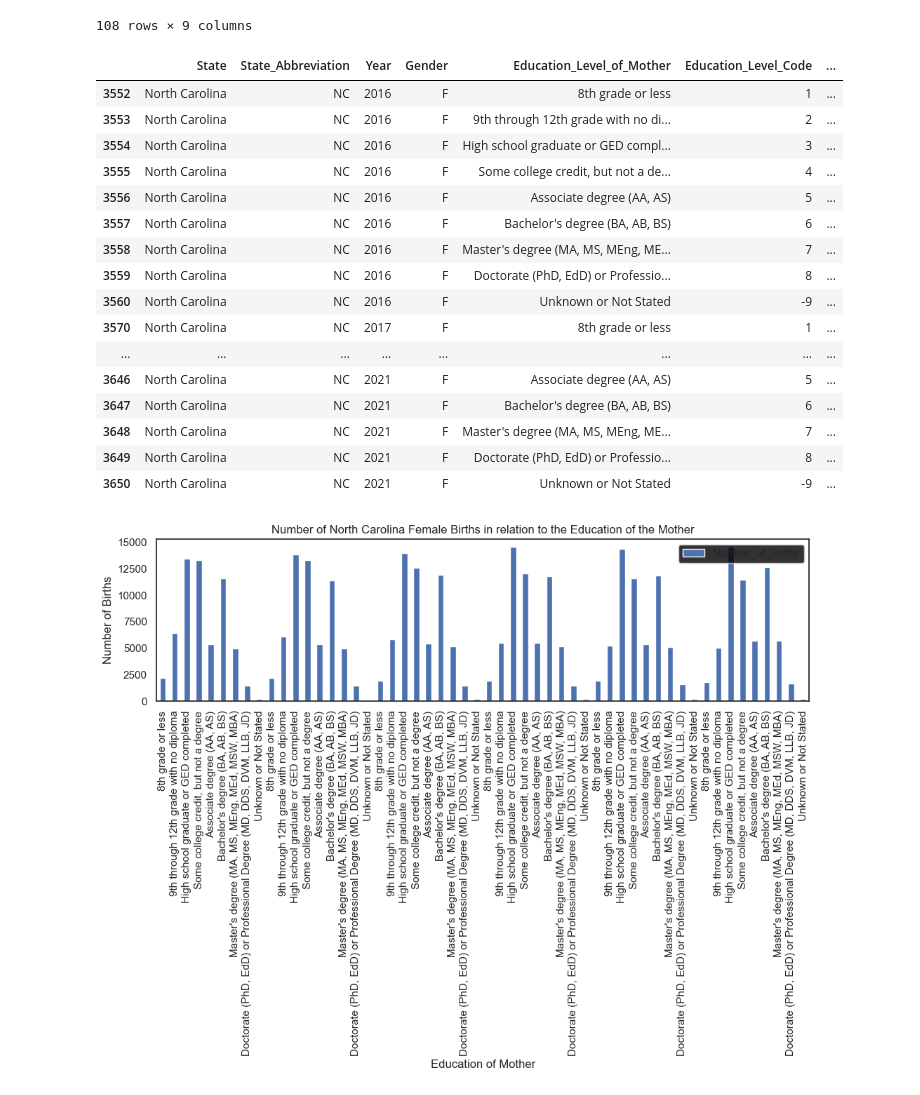
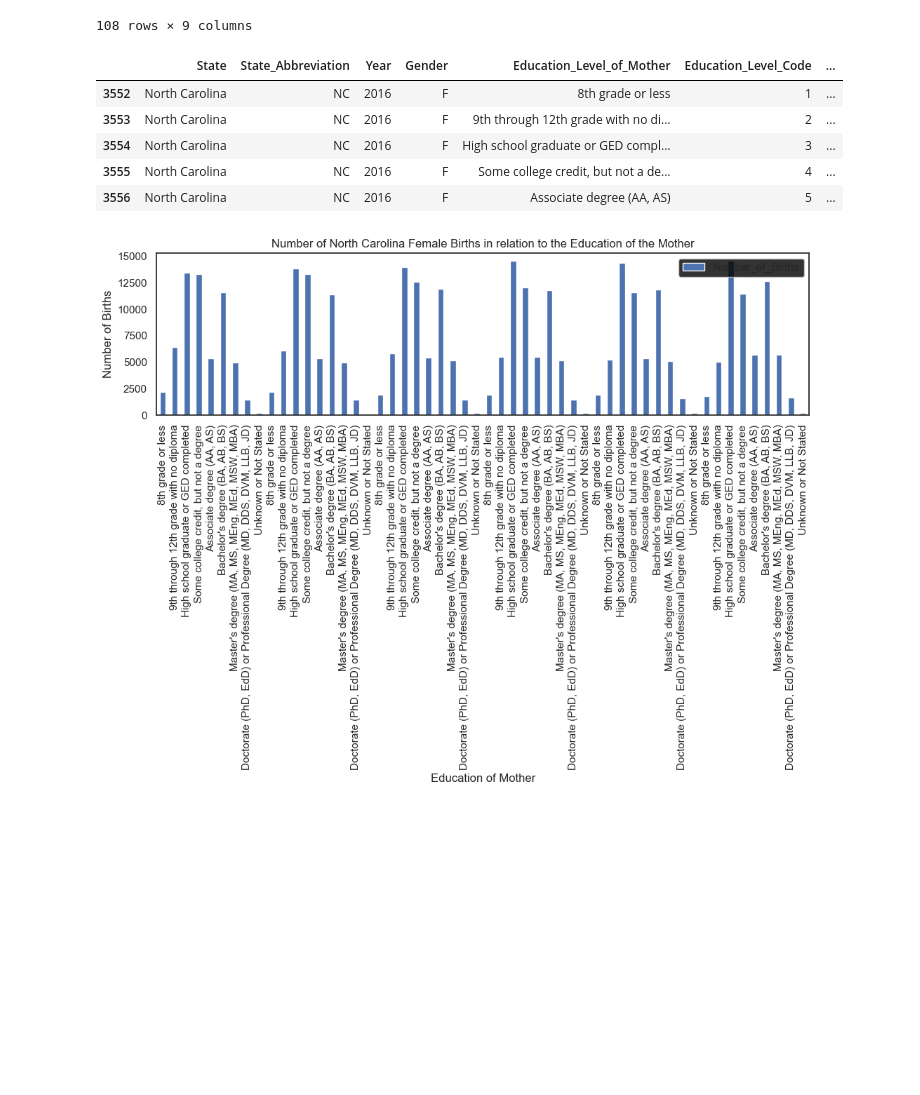
Before and after one commit to adrue94/project-3-repository, a Jupyter notebook: data/charts.ipynb, the cells around one changed output. Cells and saved outputs as stored; diff of their text form; code cells hidden in the pictures; blank space fills up the shorter version.

```diff
--- a/data/charts.ipynb
+++ b/data/charts.ipynb
@@ -113,25 +116,14 @@ NCdf
 # %%
 # For North Carolina babies born as females
 NCf_df = NCdf[(NCdf.Gender == 'F')]
-NCf_df
+NCf_df.head()
 # %% [output]
 |  | State | State_Abbreviation | Year | Gender | Education_Level_of_Mother | Education_Level_Code | ... |
 | 3552 | North Carolina | NC | 2016 | F | 8th grade or less | 1 | ... |
 | 3553 | North Carolina | NC | 2016 | F | 9th through 12th grade with no di... | 2 | ... |
 | 3554 | North Carolina | NC | 2016 | F | High school graduate or GED compl... | 3 | ... |
 | 3555 | North Carolina | NC | 2016 | F | Some college credit, but not a de... | 4 | ... |
 | 3556 | North Carolina | NC | 2016 | F | Associate degree (AA, AS) | 5 | ... |
-| 3557 | North Carolina | NC | 2016 | F | Bachelor's degree (BA, AB, BS) | 6 | ... |
-| 3558 | North Carolina | NC | 2016 | F | Master's degree (MA, MS, MEng, ME... | 7 | ... |
-| 3559 | North Carolina | NC | 2016 | F | Doctorate (PhD, EdD) or Professio... | 8 | ... |
-| 3560 | North Carolina | NC | 2016 | F | Unknown or Not Stated | -9 | ... |
-| 3570 | North Carolina | NC | 2017 | F | 8th grade or less | 1 | ... |
-| ... | ... | ... | ... | ... | ... | ... | ... |
-| 3646 | North Carolina | NC | 2021 | F | Associate degree (AA, AS) | 5 | ... |
-| 3647 | North Carolina | NC | 2021 | F | Bachelor's degree (BA, AB, BS) | 6 | ... |
-| 3648 | North Carolina | NC | 2021 | F | Master's degree (MA, MS, MEng, ME... | 7 | ... |
-| 3649 | North Carolina | NC | 2021 | F | Doctorate (PhD, EdD) or Professio... | 8 | ... |
-| 3650 | North Carolina | NC | 2021 | F | Unknown or Not Stated | -9 | ... |
 # %%
 # Number of births per education of Mother for females born in North Carolina across all years
 # fig = plt.figure(figsize= (10,9))
```
Also changed, not shown: parts of 3 cells of this notebook, 1 other file.
